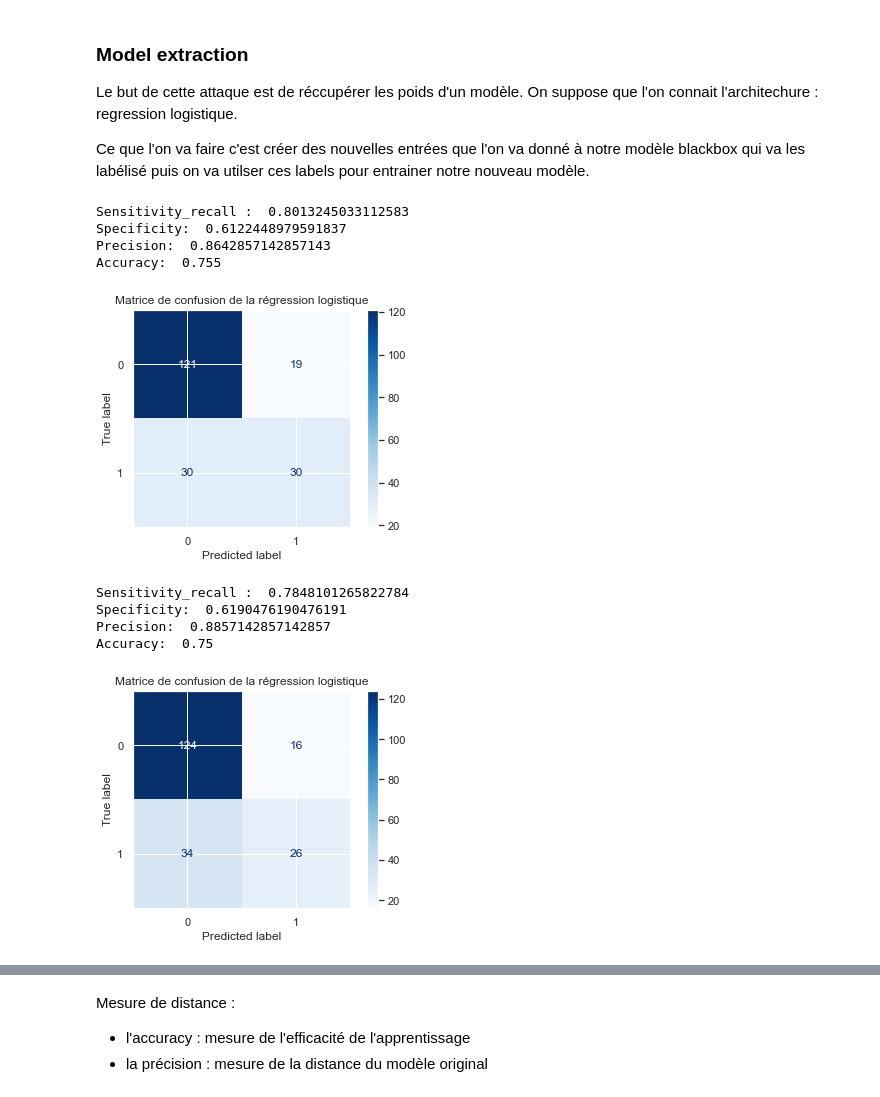
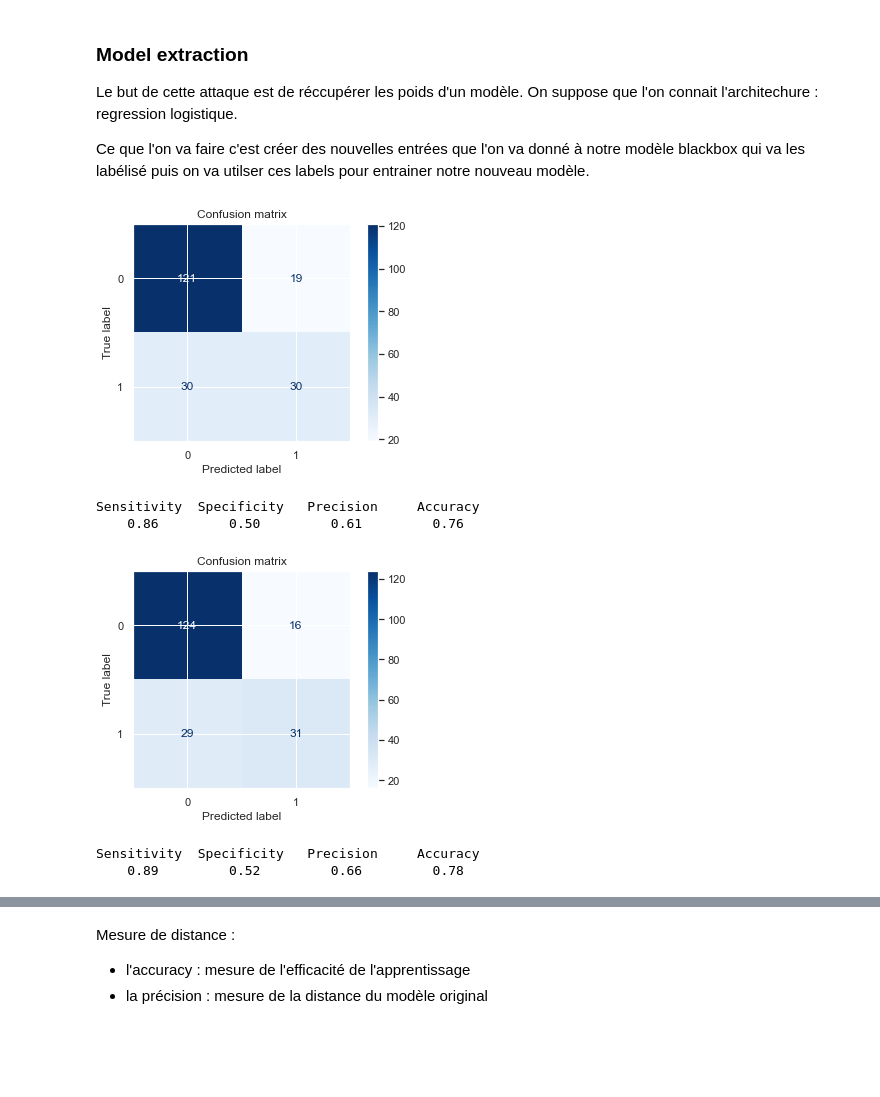
Before and after one commit to PayjPan/Ethique, a Jupyter notebook: privacy.ipynb, the cells around one changed output, grey strips where cells are left out. Cells and saved outputs as stored; diff of their text form; code cells hidden in the pictures; blank space fills up the shorter version.

```diff
--- a/privacy.ipynb
+++ b/privacy.ipynb
@@ -48,21 +64,17 @@ n = len(X_train)
 X_new = new_entries(n)
 y_new = logreg.predict(X_new)
 # %%
-mesure_reg(model.fit(X_train, y_train), X_test, y_test)
+mesure_clas(model.fit(X_train, y_train), X_test, y_test)
 # %% [output]
+[figure, new version]
-Sensitivity_recall :  0.8013245033112583
-Specificity:  0.6122448979591837
-Precision:  0.8642857142857143
-Accuracy:  0.755
+Sensitivity  Specificity   Precision     Accuracy
+    0.86         0.50         0.61         0.76
-[figure, old version]
 # %%
-mesure_reg(model.fit(X_new, y_new), X_test, y_test)
+mesure_clas(model.fit(X_new, y_new), X_test, y_test)
 # %% [output]
+[figure, new version]
-Sensitivity_recall :  0.7848101265822784
-Specificity:  0.6190476190476191
-Precision:  0.8857142857142857
-Accuracy:  0.75
+Sensitivity  Specificity   Precision     Accuracy
+    0.89         0.52         0.66         0.78
-[figure, old version]
 # %%
 def new_entries_unif(n):
     list_entries = []
```
Also changed, not shown: parts of 25 cells of this notebook, 8 other files.
